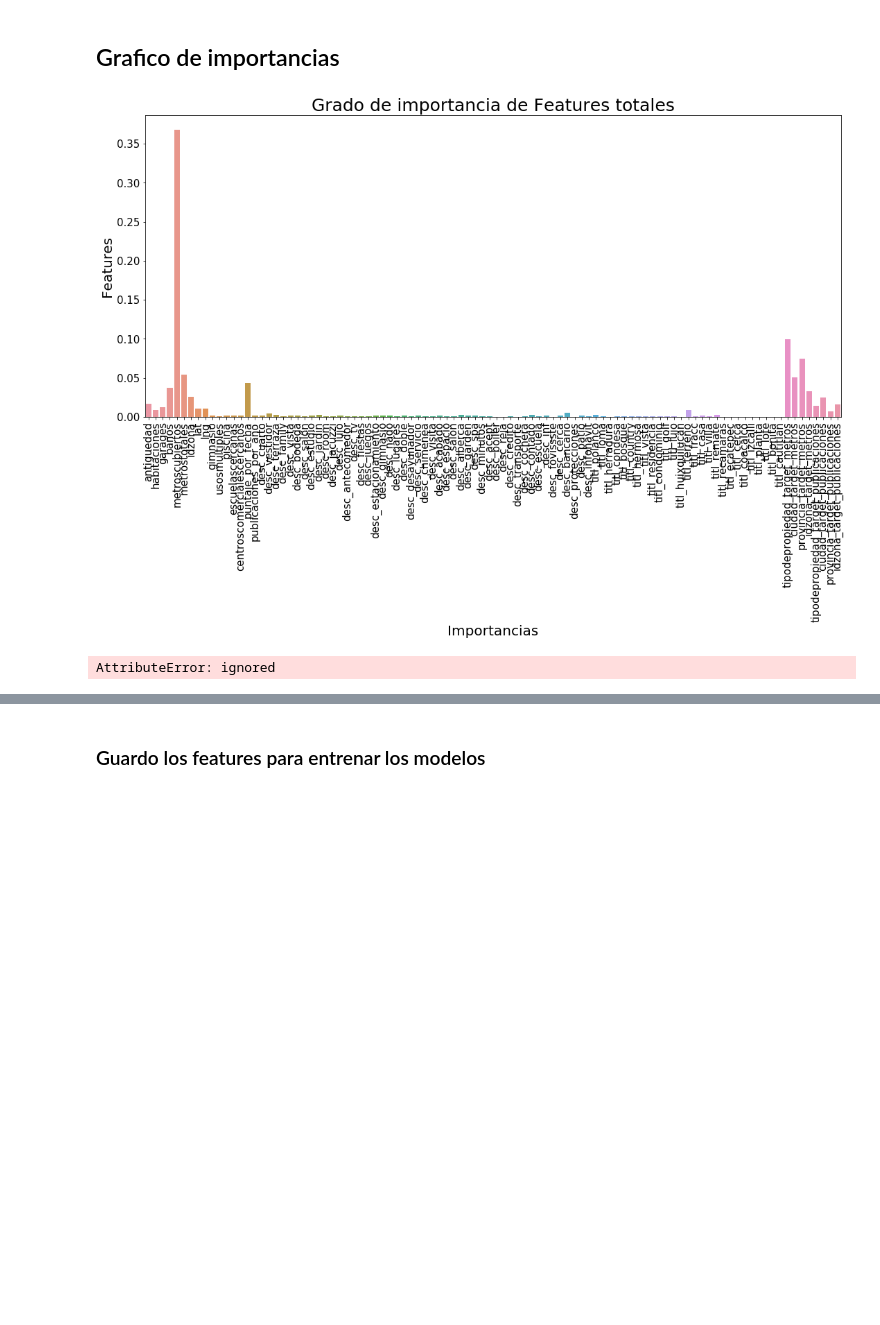
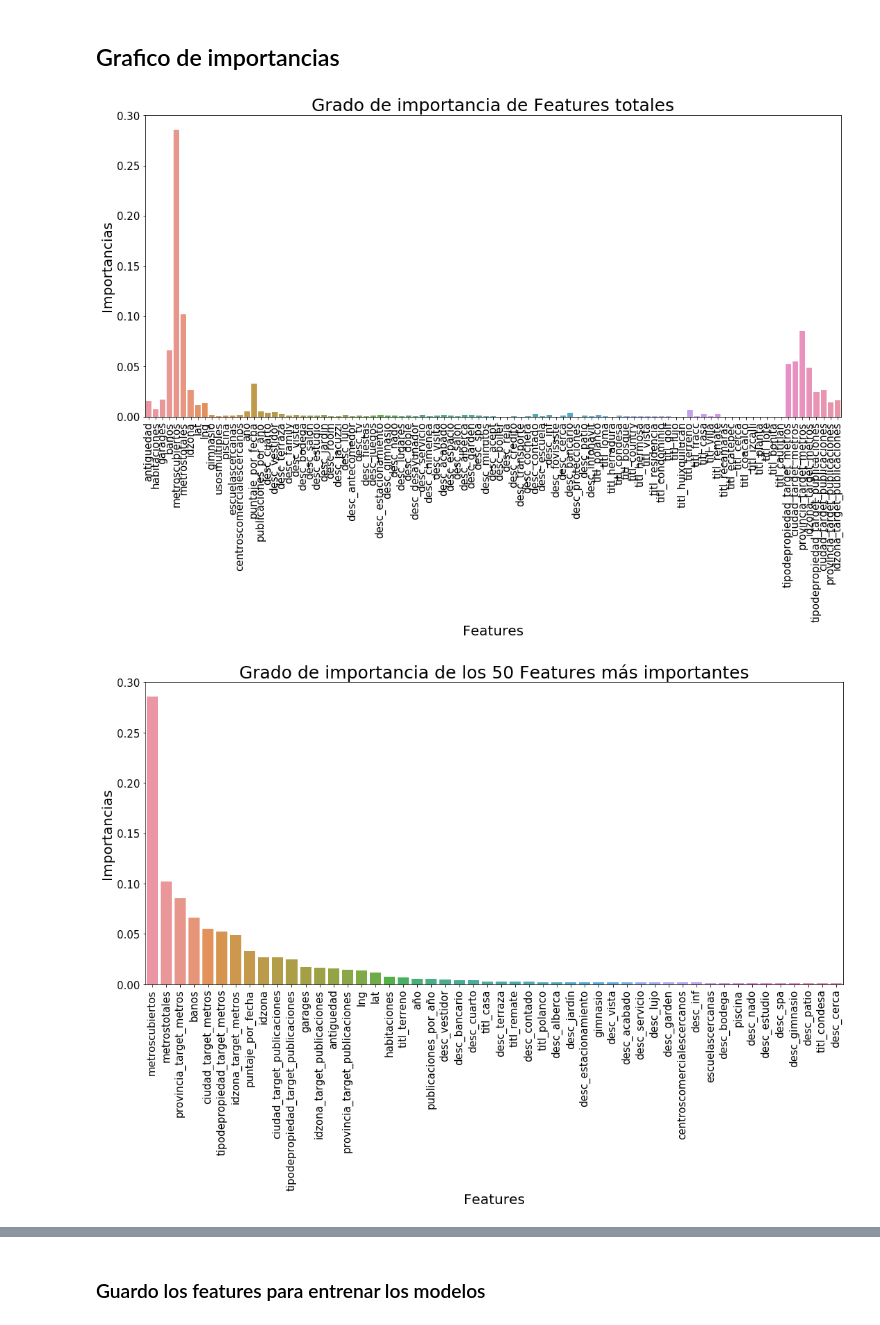
Before and after one commit to luctiz/Grupo43-TP2, a Jupyter notebook: TP2.ipynb, the cells around one changed output, grey strips where cells are left out. Saved outputs shown, nothing was run; the diff lists cells and outputs as text; code cells hidden in the pictures; blank space fills up the shorter version.

```diff
--- a/TP2.ipynb
+++ b/TP2.ipynb
@@ -456,13 +510,13 @@ def mostrar_importancias(X, Y,model,cantidad = None):
         plt.title("Grado de importancia de Features totales", fontsize = 25)
 # %%
 #Muestro la importancia de todos los features
-mostrar_importancias(X,Y,RF_model)
+mostrar_importancias(X,Y,rf_model)
 # %% [output]
-[figure, old version]
+[figure, new version]
 # %%
 #Muestro los 50 mas importantes
-mostrar_importancias(X,Y,vr_model, 50)
+mostrar_importancias(X,Y,rf_model, 50)
 # %% [output]
-AttributeError: ignored
+[figure, added]
 # %%
 #Muestro los 10 menos importantes
```
Also changed, not shown: parts of 21 cells of this notebook.
